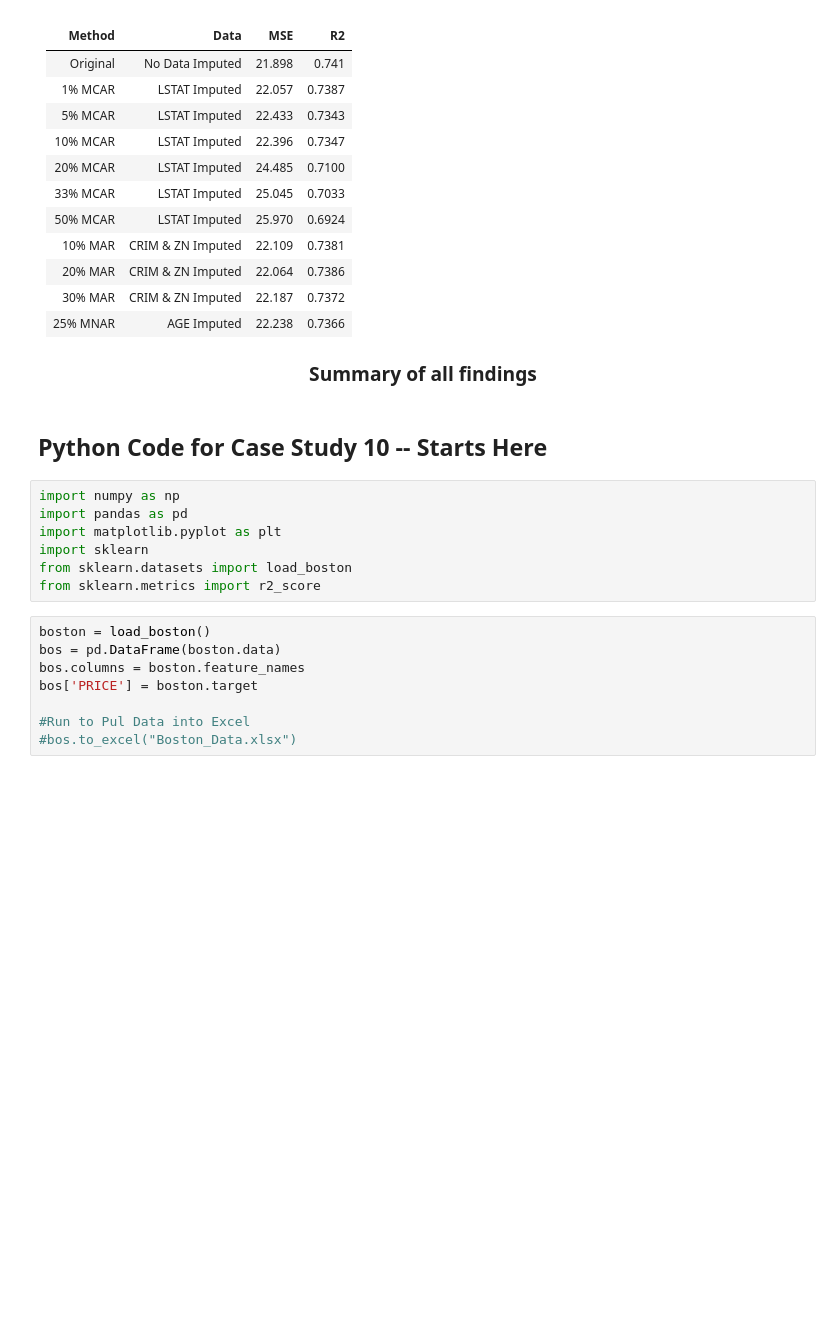
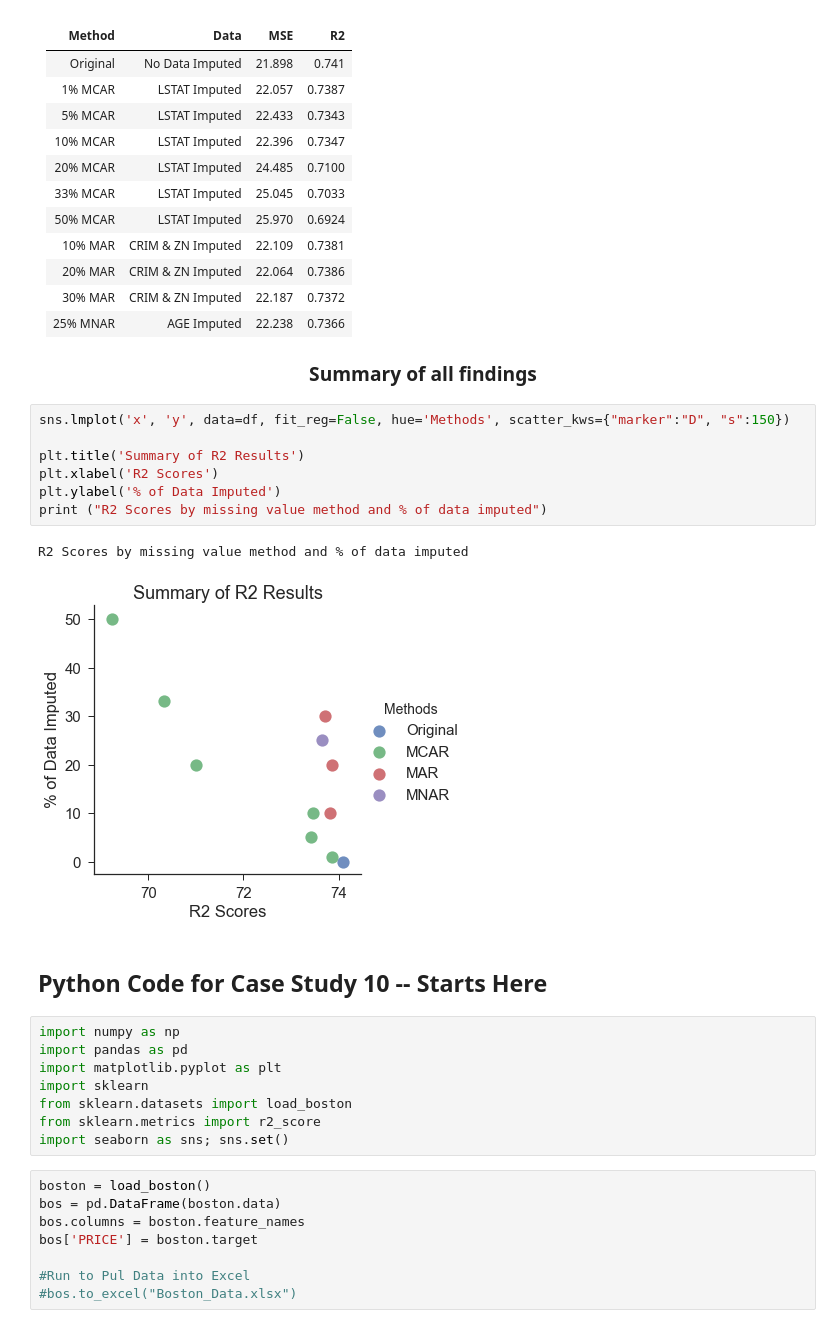
Before and after one commit to anhainguyen82/7333_QTW, a Jupyter notebook: Case_Study_10/AHo_ANguyen_JPafford_Case_Study_10.ipynb, the cells around one changed output. Cells and saved outputs as stored; diff of their text form; blank space fills up the shorter version.

Commit message:
Added Summary Visual
Added Summary Visual

```diff
--- a/Case_Study_10/AHo_ANguyen_JPafford_Case_Study_10.ipynb
+++ b/Case_Study_10/AHo_ANguyen_JPafford_Case_Study_10.ipynb
@@ -128,6 +128,16 @@
 | 25% MNAR | AGE Imputed | 22.238 | 0.7366 |
 
 <h3><center>Summary of all findings</center></h3>
+# %%
+sns.lmplot('x', 'y', data=df, fit_reg=False, hue='Methods', scatter_kws={"marker":"D", "s":150})
+
+plt.title('Summary of R2 Results')
+plt.xlabel('R2 Scores')
+plt.ylabel('% of Data Imputed')
+print ("R2 Scores by missing value method and % of data imputed")
+# %% [output]
+R2 Scores by missing value method and % of data imputed
+[figure, added]
 # %% [markdown]
 ## Python Code for Case Study 10 -- Starts Here
 # %%
@@ -137,6 +147,7 @@ import matplotlib.pyplot as plt
 import sklearn
 from sklearn.datasets import load_boston
 from sklearn.metrics import r2_score
+import seaborn as sns; sns.set()
 # %%
 boston = load_boston()
 bos = pd.DataFrame(boston.data)
```
Also changed, not shown: parts of 1 cell of this notebook.
